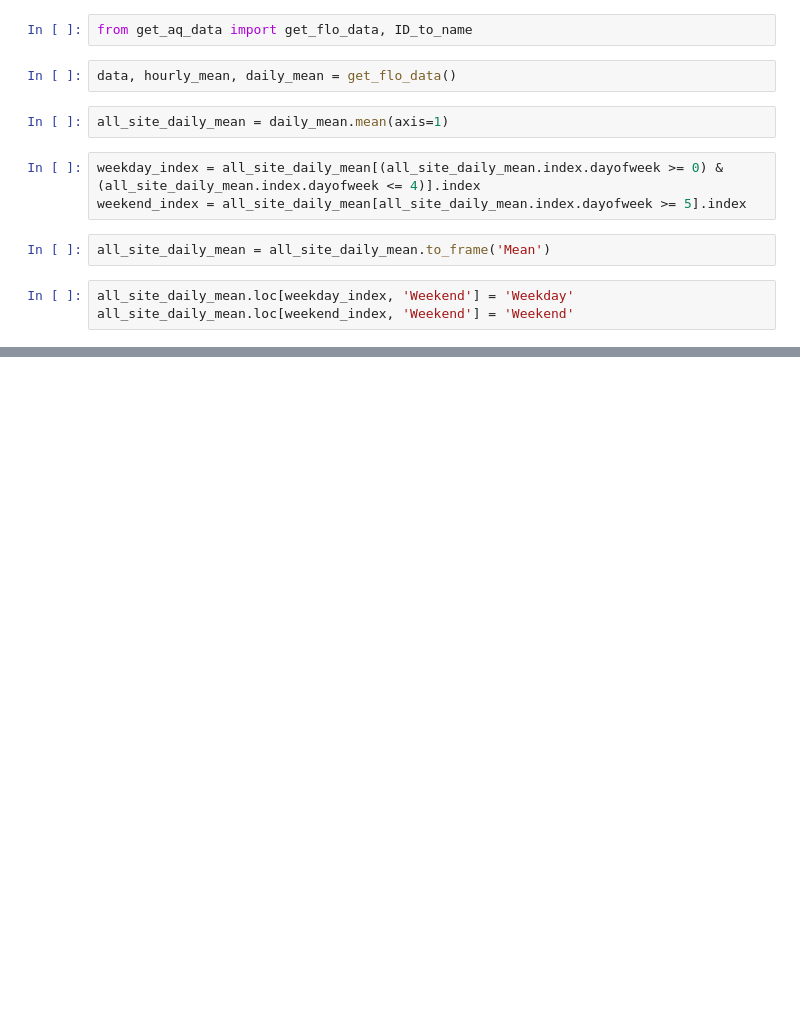
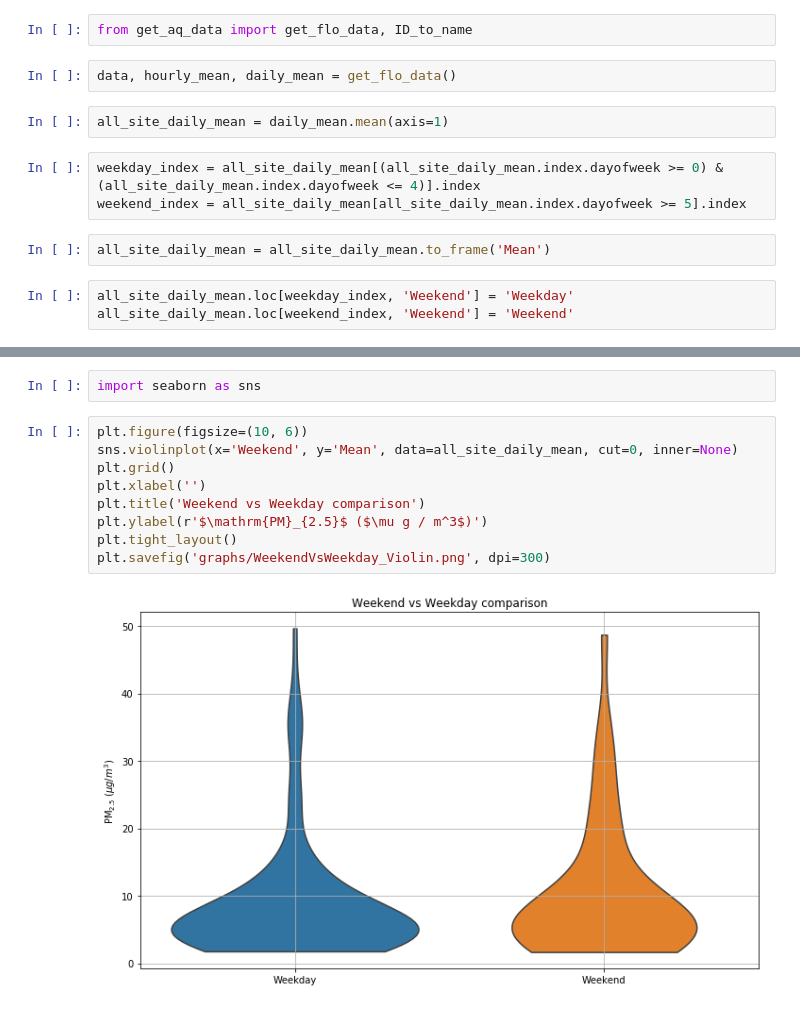
Before and after one commit to robintw/Breathing-Spaces-code, a Jupyter notebook: Plot Weekend vs Weekday.ipynb, the cells around one changed output, grey strips where cells are left out. Saved outputs shown, nothing was run; the diff lists cells and outputs as text; blank space fills up the shorter version.

```diff
--- a/Plot Weekend vs Weekday.ipynb
+++ b/Plot Weekend vs Weekday.ipynb
@@ -29,0 +30,13 @@ plt.savefig('graphs/WeekendVsWeekday.png', dpi=300)
+# %%
+import seaborn as sns
+# %%
+plt.figure(figsize=(10, 6))
+sns.violinplot(x='Weekend', y='Mean', data=all_site_daily_mean, cut=0, inner=None)
+plt.grid()
+plt.xlabel('')
+plt.title('Weekend vs Weekday comparison')
+plt.ylabel(r'$\mathrm{PM}_{2.5}$ ($\mu g / m^3$)')
+plt.tight_layout()
+plt.savefig('graphs/WeekendVsWeekday_Violin.png', dpi=300)
+# %% [output]
+[figure, added]
```
Also changed, not shown: parts of 1 cell of this notebook, 8 other files.
